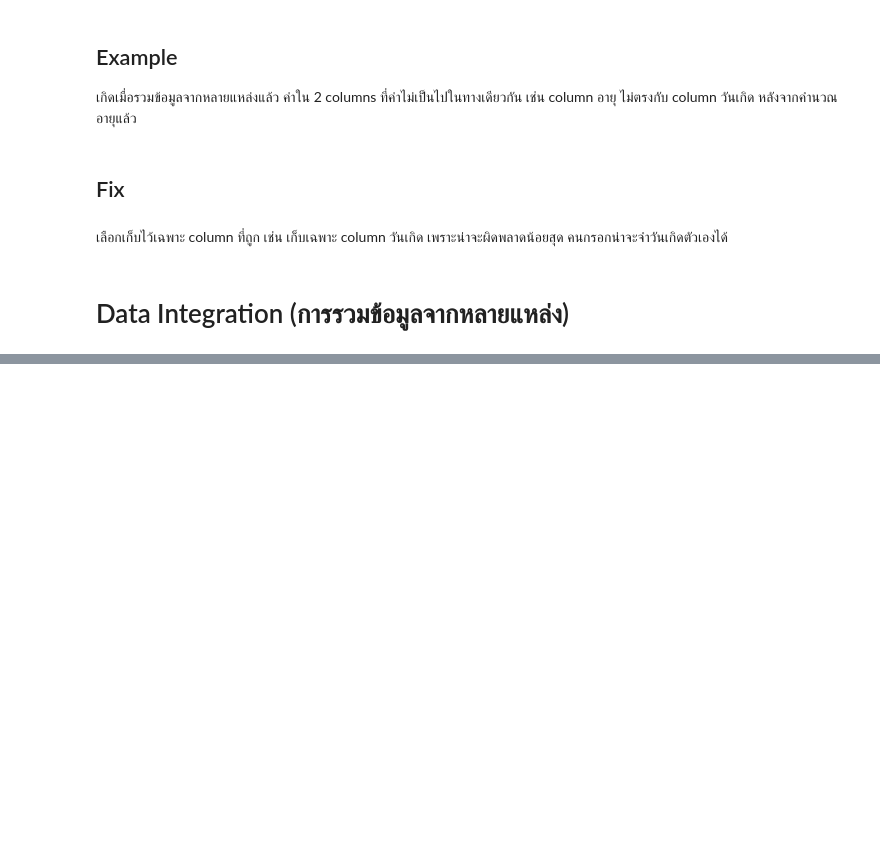
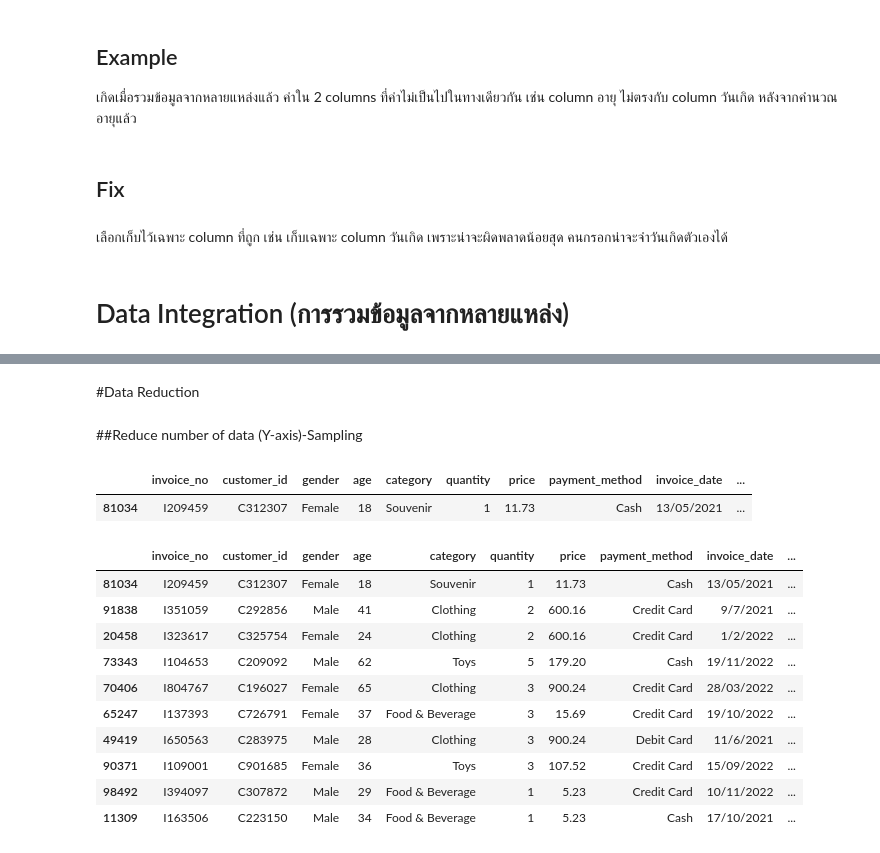
Before and after one commit to Pimchanok6430205105/BSC_DPDM23, a Jupyter notebook: Data_Preprocessing.ipynb, the cells around one changed output, grey strips where cells are left out. Cells and saved outputs as stored; diff of their text form; code cells hidden in the pictures; blank space fills up the shorter version.

```diff
--- a/Data_Preprocessing.ipynb
+++ b/Data_Preprocessing.ipynb
@@ -496,0 +590,23 @@ shopping_data['age'] = shopping_data['age'].replace('less than 18',17)
+# %% [markdown]
+#Data Reduction
+# %% [markdown]
+##Reduce number of data (Y-axis)-Sampling
+# %%
+shopping_data.sample(random_state=6)
+# %% [output]
+|  | invoice_no | customer_id | gender | age | category | quantity | price | payment_method | invoice_date | ... |
+| 81034 | I209459 | C312307 | Female | 18 | Souvenir | 1 | 11.73 | Cash | 13/05/2021 | ... |
+# %%
+shopping_data.sample(n=10,random_state=6)
+# %% [output]
+|  | invoice_no | customer_id | gender | age | category | quantity | price | payment_method | invoice_date | ... |
+| 81034 | I209459 | C312307 | Female | 18 | Souvenir | 1 | 11.73 | Cash | 13/05/2021 | ... |
+| 91838 | I351059 | C292856 | Male | 41 | Clothing | 2 | 600.16 | Credit Card | 9/7/2021 | ... |
+| 20458 | I323617 | C325754 | Female | 24 | Clothing | 2 | 600.16 | Credit Card | 1/2/2022 | ... |
+| 73343 | I104653 | C209092 | Male | 62 | Toys | 5 | 179.20 | Cash | 19/11/2022 | ... |
+| 70406 | I804767 | C196027 | Female | 65 | Clothing | 3 | 900.24 | Credit Card | 28/03/2022 | ... |
+| 65247 | I137393 | C726791 | Female | 37 | Food & Beverage | 3 | 15.69 | Credit Card | 19/10/2022 | ... |
+| 49419 | I650563 | C283975 | Male | 28 | Clothing | 3 | 900.24 | Debit Card | 11/6/2021 | ... |
+| 90371 | I109001 | C901685 | Female | 36 | Toys | 3 | 107.52 | Credit Card | 15/09/2022 | ... |
+| 98492 | I394097 | C307872 | Male | 29 | Food & Beverage | 1 | 5.23 | Credit Card | 10/11/2022 | ... |
+| 11309 | I163506 | C223150 | Male | 34 | Food & Beverage | 1 | 5.23 | Cash | 17/10/2021 | ... |
```
Also changed, not shown: parts of 18 cells of this notebook.
